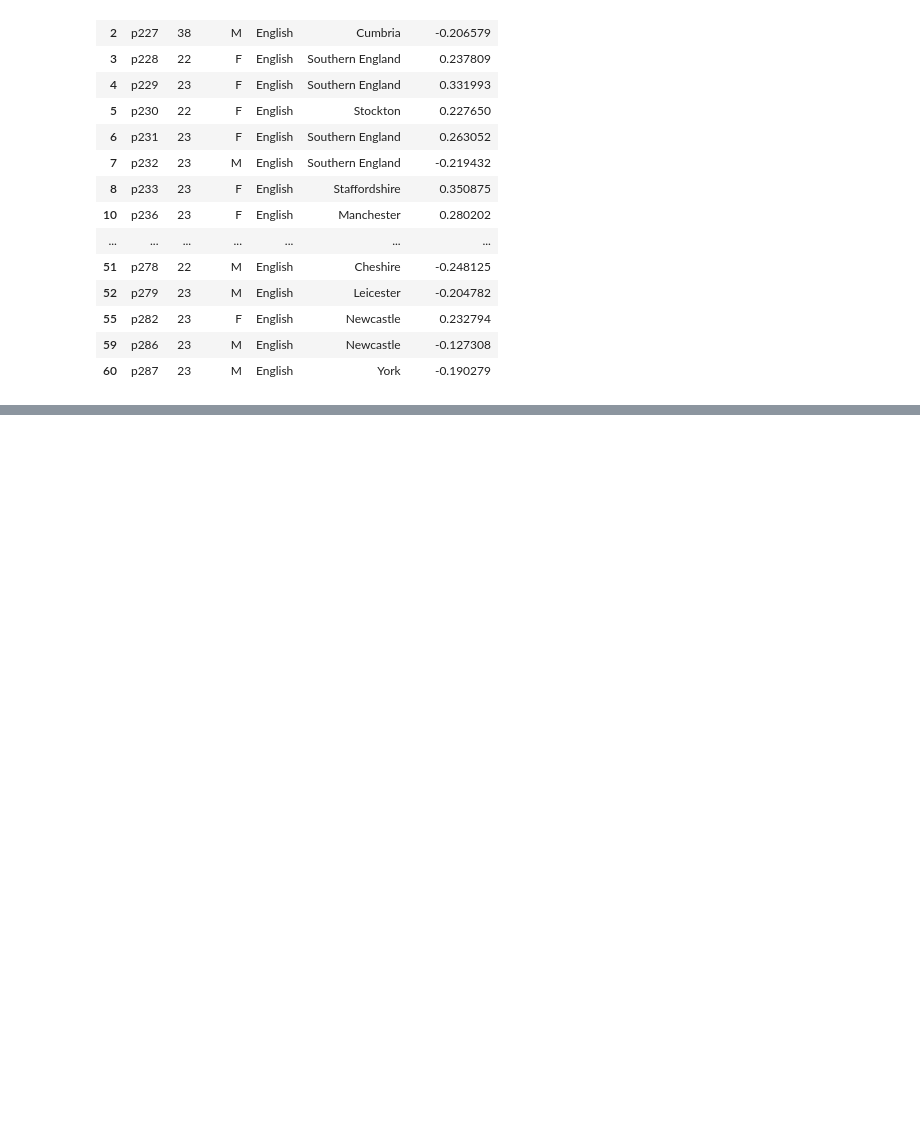
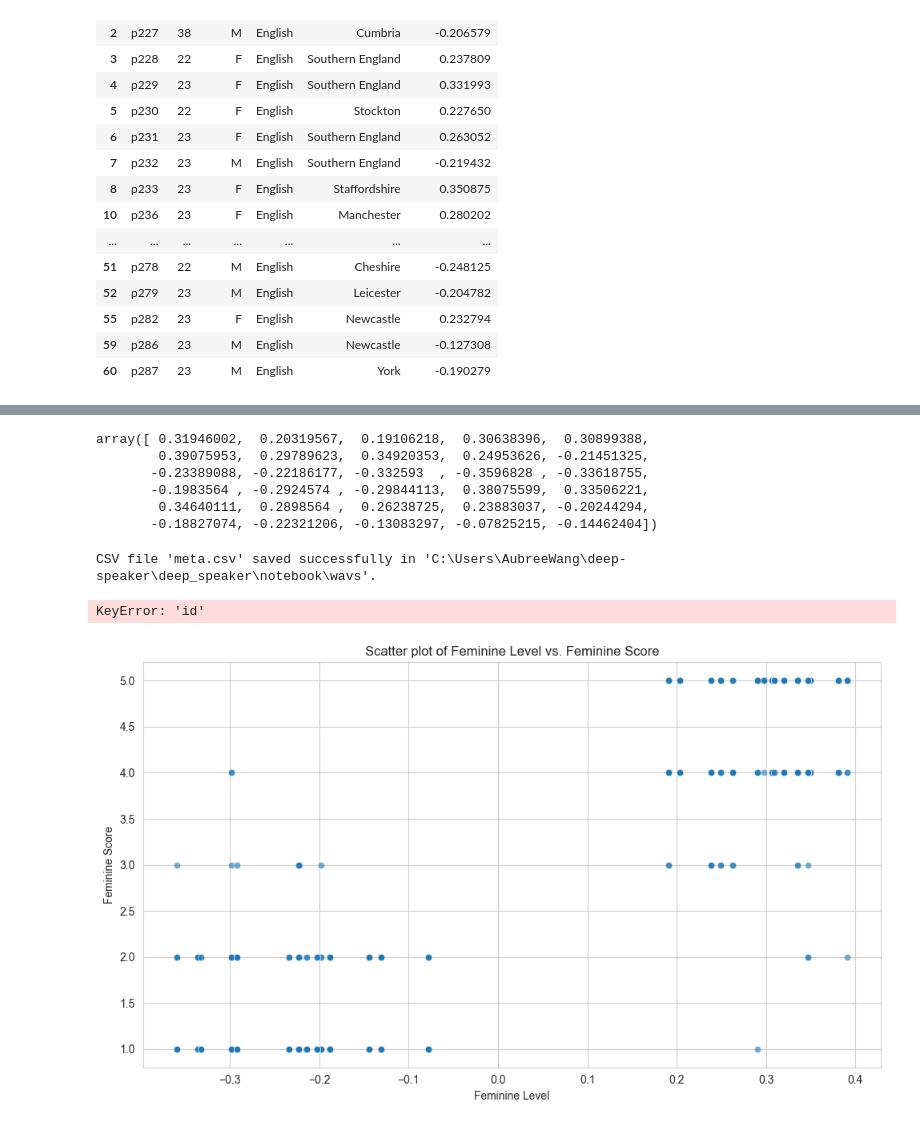
Before and after one commit to YiqiuWangVT/deep-speaker, a Jupyter notebook: deep_speaker/notebook/vctk.ipynb, the cells around one changed output, grey strips where cells are left out. Cells and saved outputs as stored; diff of their text form; code cells hidden in the pictures; blank space fills up the shorter version.

Commit message:
test data analysis

```diff
--- a/deep_speaker/notebook/vctk.ipynb
+++ b/deep_speaker/notebook/vctk.ipynb
@@ -1048,0 +1210,10 @@ See the caveats in the documentation: https://pandas.pydata.org/pandas-docs/stab
+# %%
+fl_list = np.concatenate(fl_test)
+fl_list
+# %% [output]
+array([ 0.31946002,  0.20319567,  0.19106218,  0.30638396,  0.30899388,
+        0.39075953,  0.29789623,  0.34920353,  0.24953626, -0.21451325,
+       -0.23389088, -0.22186177, -0.332593  , -0.3596828 , -0.33618755,
+       -0.1983564 , -0.2924574 , -0.29844113,  0.38075599,  0.33506221,
+        0.34640111,  0.2898564 ,  0.26238725,  0.23883037, -0.20244294,
+       -0.18827074, -0.22321206, -0.13083297, -0.07825215, -0.14462404])
@@ -1048,0 +1238,29 @@ See the caveats in the documentation: https://pandas.pydata.org/pandas-docs/stab
+# %%
+
+# Path to the folder where you want to save the CSV file
+folder_path = r"C:\Users\AubreeWang\deep-speaker\deep_speaker\notebook\wavs"
+
+# File name for the CSV file
+file_name = "meta.csv"
+
+# Full path of the CSV file
+file_path = os.path.join(folder_path, file_name)
+
+# Create the CSV file and write the data
+with open(file_path, mode="w", newline="") as file:
+    writer = csv.writer(file)
+    # Write the header row
+    writer.writerow(["speaker_id", "age", "gender", "accent", "region", "feminine_level"])
+
+
+print(f"CSV file '{file_name}' saved successfully in '{folder_path}'.")
+# %% [output]
+CSV file 'meta.csv' saved successfully in 'C:\Users\AubreeWang\deep-speaker\deep_speaker\notebook\wavs'.
+# %%
+
+df1 = pd.read_csv(r"C:\Users\AubreeWang\deep-speaker\deep_speaker\notebook\meta_.csv", sep='\t')
+df2 = pd.read_csv(r"C:\Users\AubreeWang\deep-speaker\deep_speaker\notebook\wavs\meta.csv", sep='\t')
+
+merged_df = pd.merge(df2, df1, left_on='speaker_id', right_on='id', how='left')
+# %% [output]
+KeyError: 'id'
@@ -1048,0 +1285,26 @@ See the caveats in the documentation: https://pandas.pydata.org/pandas-docs/stab
+# %%
+import pandas as pd
+import matplotlib.pyplot as plt
+import seaborn as sns
+from sklearn.linear_model import LinearRegression
+
+# 1. 加载数据
+data = pd.read_csv(r"C:\Users\AubreeWang\deep-speaker\deep_speaker\notebook\result (1).csv")
+
+# 2. 描述性统计分析
+desc_stats = data[['feminine_level', 'feminine_score']].describe()
+
+# 3. 计算皮尔逊相关系数
+correlation = data['feminine_level'].corr(data['feminine_score'])
+
+# 4. 散点图可视化
+sns.set_style("whitegrid")
+plt.figure(figsize=(10, 6))
+sns.scatterplot(x='feminine_level', y='feminine_score', data=data, alpha=0.6)
+plt.title('Scatter plot of Feminine Level vs. Feminine Score')
+plt.xlabel('Feminine Level')
+plt.ylabel('Feminine Score')
+plt.tight_layout()
+plt.show()
+# %% [output]
+[figure, added]
```
Also changed, not shown: parts of 20 cells of this notebook.
